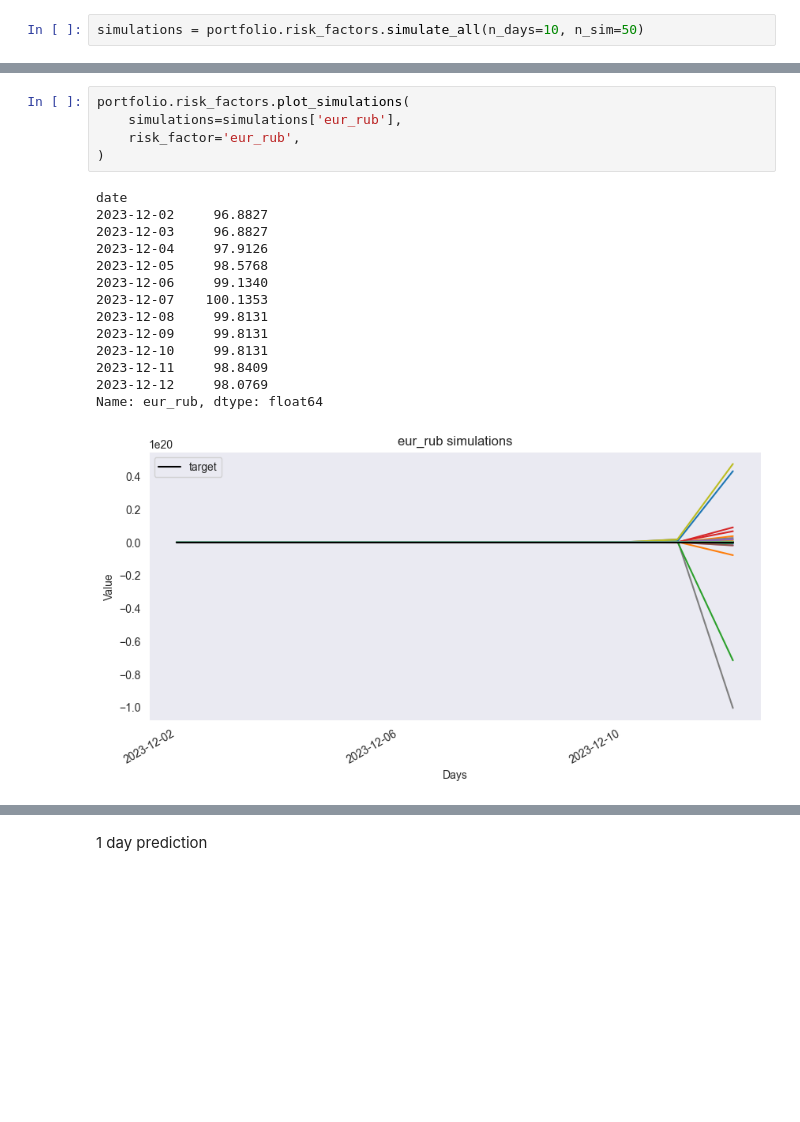
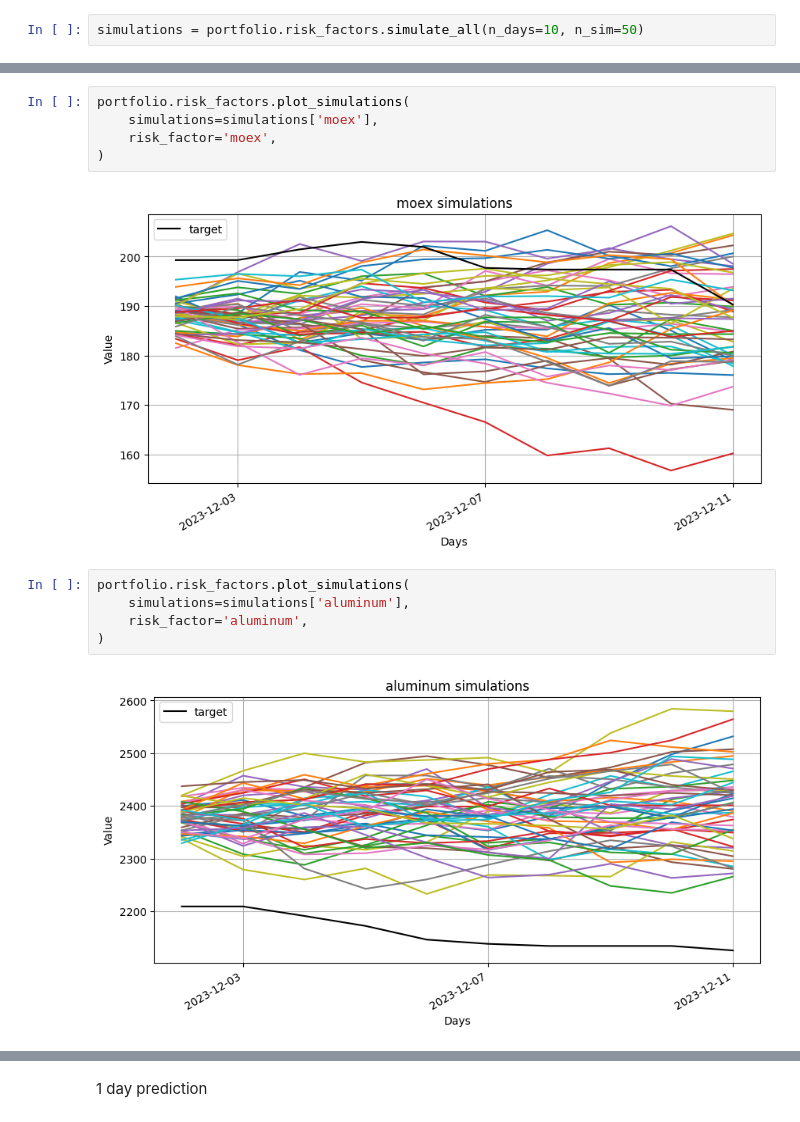
Before and after one commit to vladimirKarlov01/portfolio-risk, a Jupyter notebook: demo.ipynb, the cells around one changed output, grey strips where cells are left out. Cells and saved outputs as stored; diff of their text form; blank space fills up the shorter version.

```diff
--- a/demo.ipynb
+++ b/demo.ipynb
@@ -152,20 +112,14 @@ Name: usd_rub, dtype: float64
 # %%
 portfolio.risk_factors.plot_simulations(
-    simulations=simulations['eur_rub'],
-    risk_factor='eur_rub',
+    simulations=simulations['moex'],
+    risk_factor='moex',
 )
 # %% [output]
-date
-2023-12-02     96.8827
-2023-12-03     96.8827
-2023-12-04     97.9126
-2023-12-05     98.5768
-2023-12-06     99.1340
-2023-12-07    100.1353
-2023-12-08     99.8131
-2023-12-09     99.8131
-2023-12-10     99.8131
-2023-12-11     98.8409
-2023-12-12     98.0769
-Name: eur_rub, dtype: float64
-[figure, old version]
+[figure, new version]
+# %%
+portfolio.risk_factors.plot_simulations(
+    simulations=simulations['aluminum'],
+    risk_factor='aluminum',
+)
+# %% [output]
+[figure, added]
```
Also changed, not shown: parts of 17 cells of this notebook, 3 other files.
